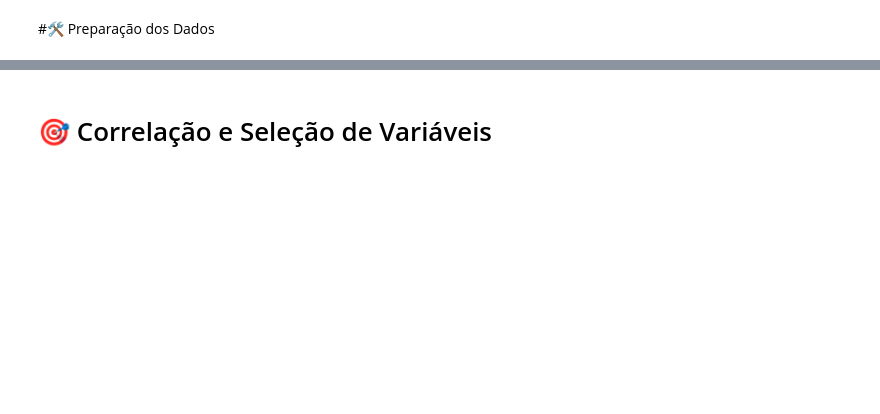
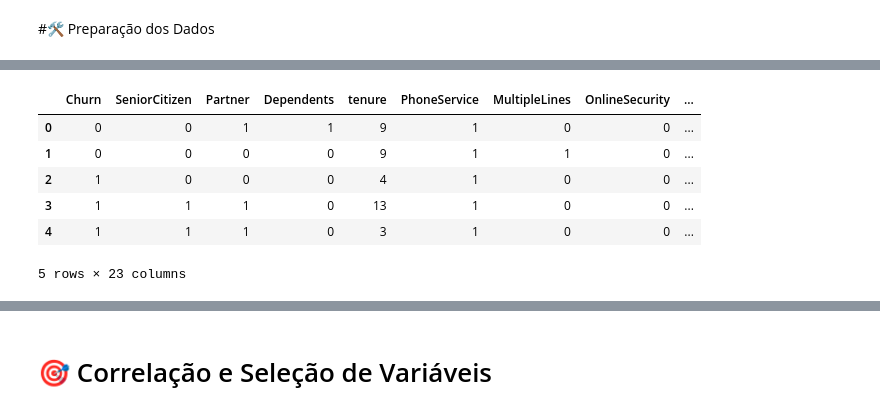
Before and after one commit to claudiobalique/Challenge-Telecom-X-parte2-Public, a Jupyter notebook: challenge_Telecom_X_Parte_2.ipynb, the cells around one changed output, grey strips where cells are left out. Drawn from its saved outputs; the diff is of its cells as text; code cells hidden in the pictures; blank space fills up the shorter version.

```diff
--- a/challenge_Telecom_X_Parte_2.ipynb
+++ b/challenge_Telecom_X_Parte_2.ipynb
@@ -29,0 +142,27 @@ dados_telecom_x.head()
+# %%
+import pandas as pd
+from io import StringIO
+
+# A variável 'dados_telecom_x2' e 'colunas_categoricas'
+# devem ser definidas antes de executar este bloco.
+# Exemplo:
+# dados_telecom_x2 = ...
+# colunas_categoricas = ['gender', 'InternetService', 'Contract', 'PaymentMethod']
+
+# Aplicando o One-Hot Encoding corretamente com pd.get_dummies()
+# A opção 'drop_first=True' é uma boa prática para evitar multicolinearidade.
+df_encoded = pd.get_dummies(dados_telecom_x2, columns=colunas_categoricas, drop_first=True)
+
+# Exibindo o DataFrame após a transformação
+print("DataFrame Após One-Hot Encoding:")
+print(df_encoded.head())
+print("-" * 50)
+
+# Verificando as novas colunas e o formato do DataFrame
+print("Novas colunas no DataFrame:")
+print(df_encoded.columns)
+print("-" * 50)
+
+# Usando o nome correto do DataFrame (dados_telecom_x2) para verificar o formato
+print(f"Formato original: {dados_telecom_x2.shape}")
+print(f"Formato após a codificação: {df_encoded.shape}")
@@ -29,0 +187,10 @@ dados_telecom_x.head()
+# %%
+df_encoded.head()
+# %% [output]
+|  | Churn | SeniorCitizen | Partner | Dependents | tenure | PhoneService | MultipleLines | OnlineSecurity | ... |
+| 0 | 0 | 0 | 1 | 1 | 9 | 1 | 0 | 0 | ... |
+| 1 | 0 | 0 | 0 | 0 | 9 | 1 | 1 | 0 | ... |
+| 2 | 1 | 0 | 0 | 0 | 4 | 1 | 0 | 0 | ... |
+| 3 | 1 | 1 | 1 | 0 | 13 | 1 | 0 | 0 | ... |
+| 4 | 1 | 1 | 1 | 0 | 3 | 1 | 0 | 0 | ... |
+5 rows × 23 columns
```
Also changed, not shown: parts of 10 cells of this notebook.
